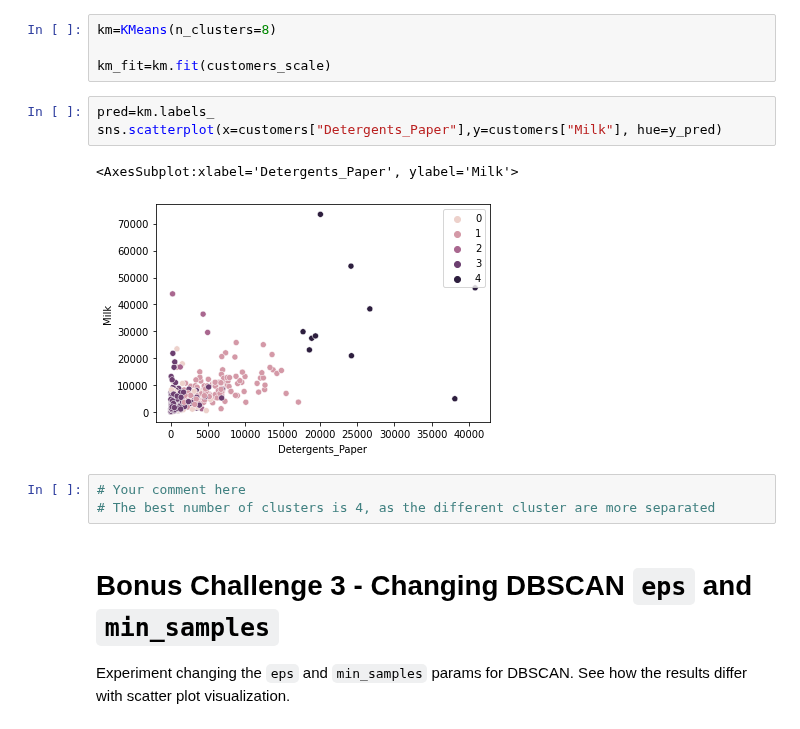
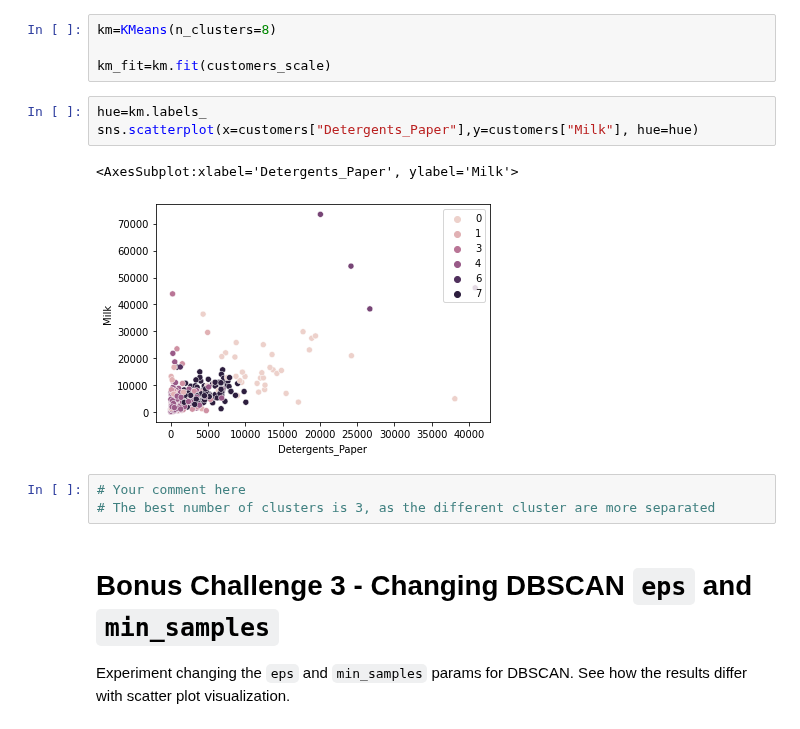
Before and after one commit to ironhack-datalabs/datamad1020, a Jupyter notebook: module-3/lab-unsupervised-learning/your-code/main.ipynb, the cells around one changed output. Cells and saved outputs as stored; diff of their text form.

```diff
--- a/module-3/lab-unsupervised-learning/your-code/main.ipynb
+++ b/module-3/lab-unsupervised-learning/your-code/main.ipynb
@@ -397,14 +395,14 @@ km=KMeans(n_clusters=8)
 
 km_fit=km.fit(customers_scale)
 # %%
-pred=km.labels_
-sns.scatterplot(x=customers["Detergents_Paper"],y=customers["Milk"], hue=y_pred)
+hue=km.labels_
+sns.scatterplot(x=customers["Detergents_Paper"],y=customers["Milk"], hue=hue)
 # %% [output]
 <AxesSubplot:xlabel='Detergents_Paper', ylabel='Milk'>
-[figure, old version]
+[figure, new version]
 # %%
 # Your comment here
-# The best number of clusters is 4, as the different cluster are more separated
+# The best number of clusters is 3, as the different cluster are more separated
 # %% [markdown]
 # Bonus Challenge 3 - Changing DBSCAN `eps` and `min_samples`
 
```
Also changed, not shown: parts of 16 cells of this notebook.
